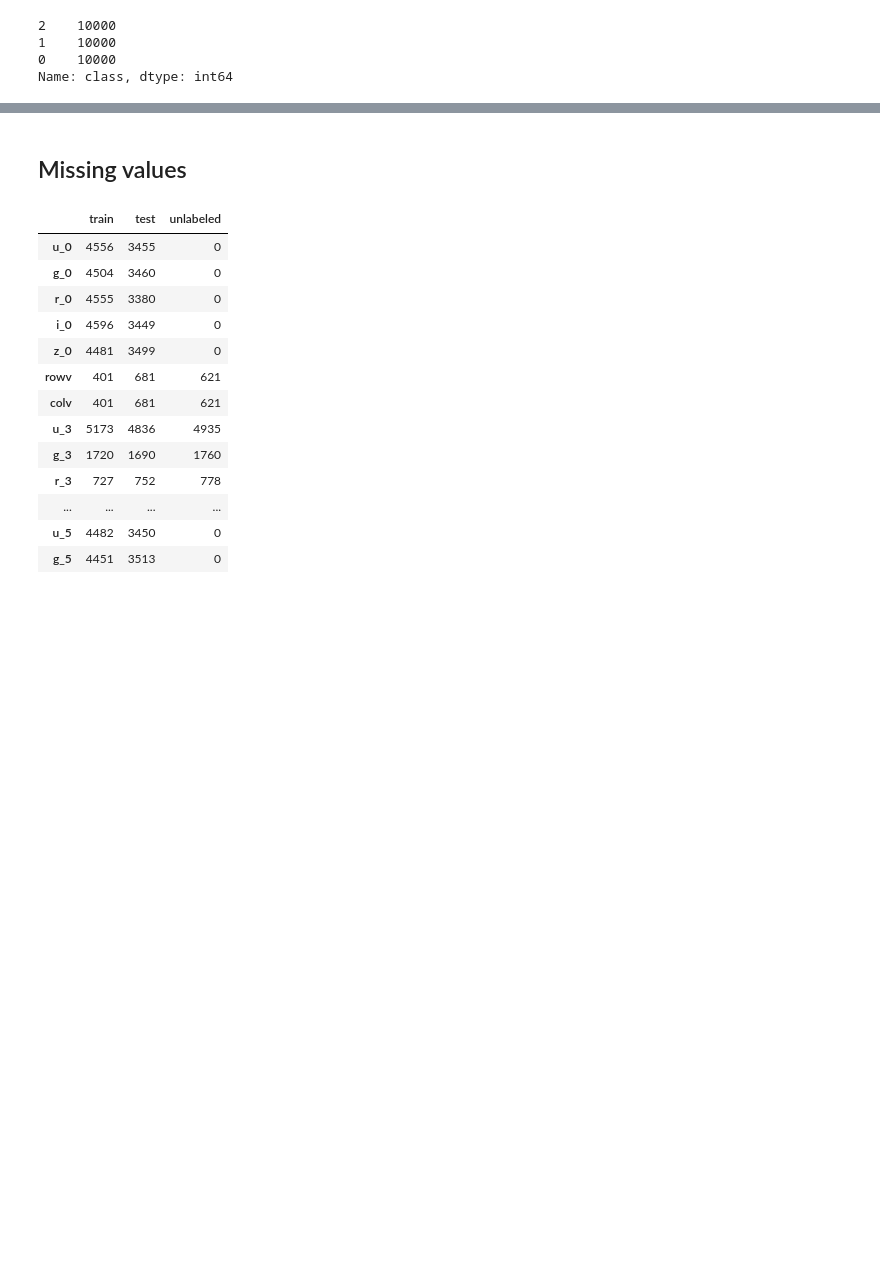
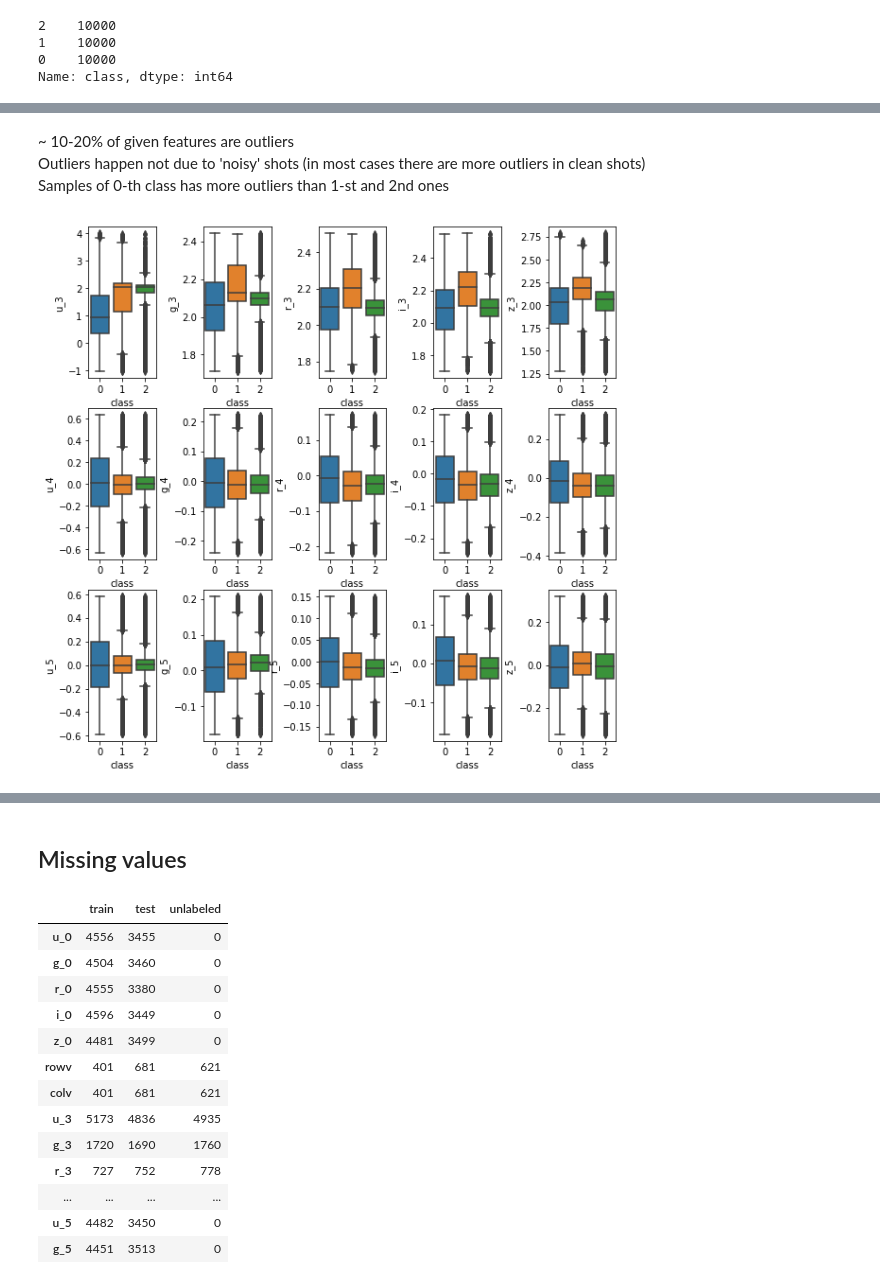
Before and after one commit to alyabogd/NightSkyTask, a Jupyter notebook: sky_data.ipynb, the cells around one changed output, grey strips where cells are left out. Saved outputs shown, nothing was run; the diff lists cells and outputs as text; code cells hidden in the pictures; blank space fills up the shorter version.

```diff
--- a/sky_data.ipynb
+++ b/sky_data.ipynb
@@ -67,0 +192,19 @@ Name: class, dtype: int64
+# %% [markdown]
+~ 10-20% of given features are outliers
+Outliers happen not due to 'noisy' shots (in most cases there are more outliers in clean shots)
+Samples of 0-th class has more outliers than 1-st and 2nd ones
+# %%
+# plot again, without outliers
+fig, ax = plt.subplots(3, 5, figsize=(10, 10))
+fig.subplots_adjust(wspace=0.7)
+
+i, j = 0, 0
+for idx in ['3', '4', '5']:
+    j = 0
+    for b in bands_all:
+        f_name = "{}_{}".format(b, idx)
+        sns.boxplot(x='class', y=f_name, data=clean_data[f_name], ax=ax[i, j])
+        j += 1
+    i += 1
+# %% [output]
+[figure, added]
```
Also changed, not shown: parts of 68 cells of this notebook.
